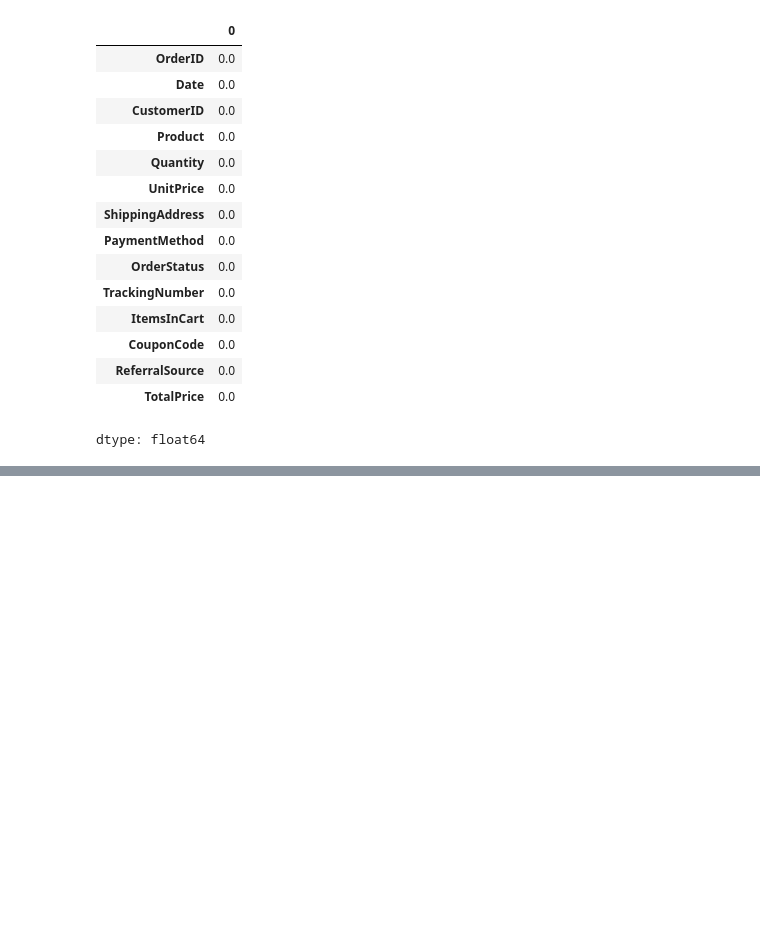
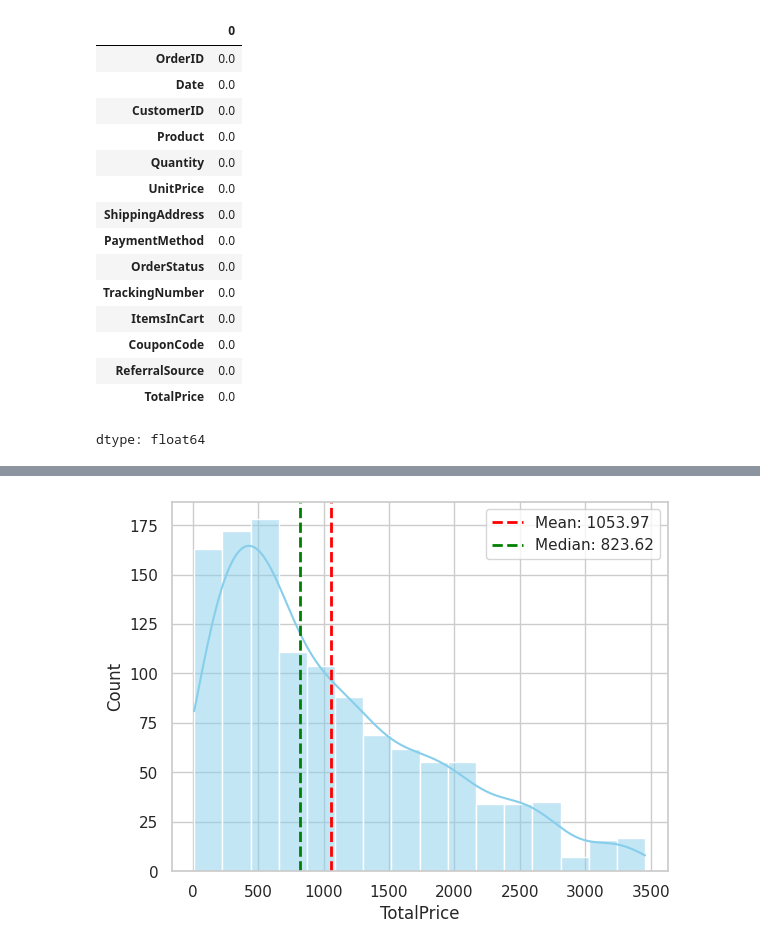
Before and after one commit to syedaaikit/data-analyst-portfolio, a Jupyter notebook: Decodelabs/data_cleaning.ipynb, the cells around one changed output, grey strips where cells are left out. Saved outputs shown, nothing was run; the diff lists cells and outputs as text; code cells hidden in the pictures; blank space fills up the shorter version.

```diff
--- a/Decodelabs/data_cleaning.ipynb
+++ b/Decodelabs/data_cleaning.ipynb
@@ -5,7 +5,7 @@
 # %%
 import pandas as pd
 # %%
-df = pd.read_excel('Dataset for Data Analytics.xlsx')
+df = pd.read_excel('Dataset for Data Analytics (1).xlsx')
 # %%
 import matplotlib.pyplot as plt
 # %%
@@ -104,0 +134,12 @@ dtype: float64
+# %%
+sns.set_theme(style="whitegrid")
+# %%
+sns.histplot(data=df, x="TotalPrice", kde=True, color="skyblue",)
+mean_val = df["TotalPrice"].mean()
+median_val = df["TotalPrice"].median()
+plt.axvline(mean_val, color='red', linestyle='dashed', linewidth=2, label=f'Mean: {mean_val:.2f}')
+plt.axvline(median_val, color='green', linestyle='dashed', linewidth=2, label=f'Median: {median_val:.2f}')
+plt.legend()
+plt.show()
+# %% [output]
+[figure, added]
```
Also changed, not shown: parts of 8 cells of this notebook.
